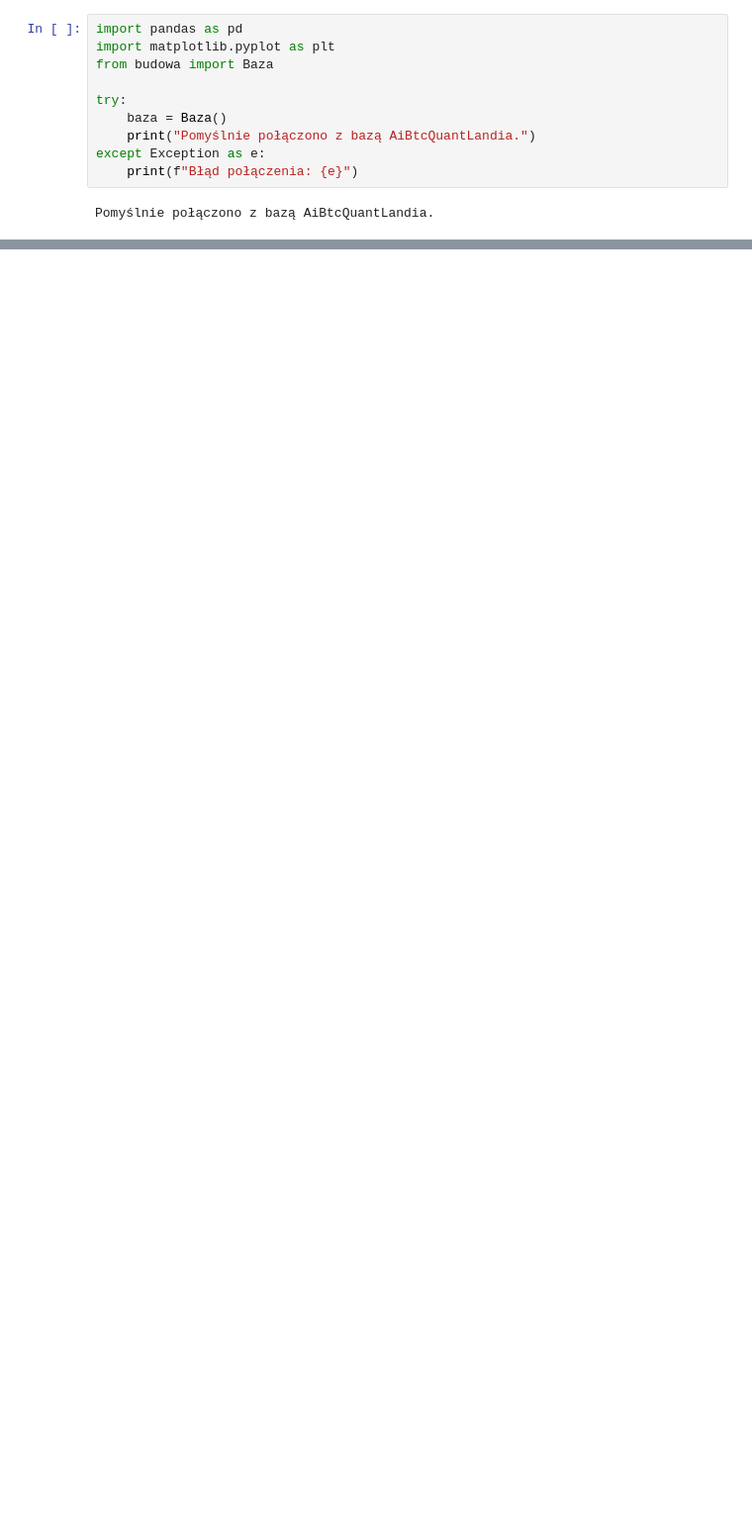
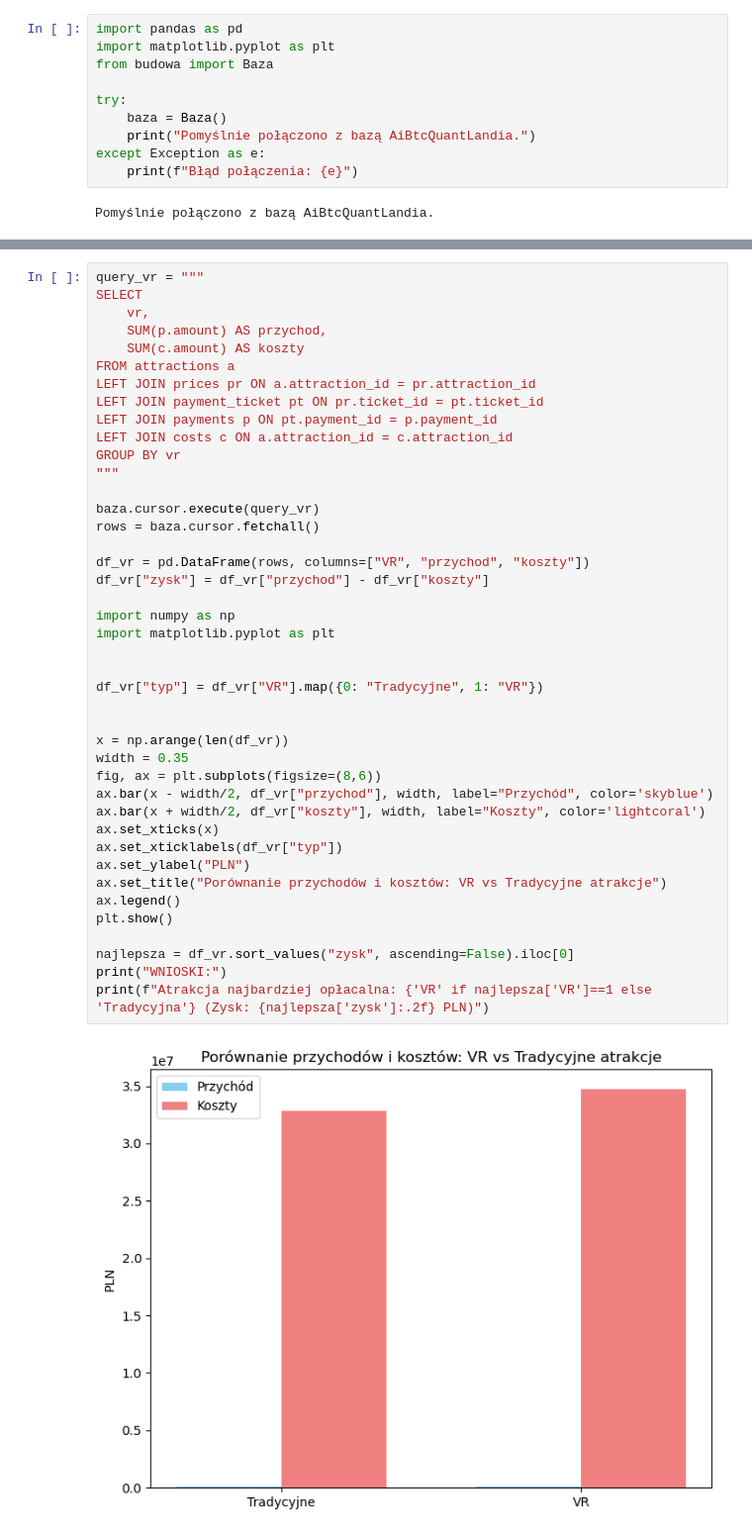
Before and after one commit to patrycja-krzyz/projekt_bazy, a Jupyter notebook: raport_i_analiza.ipynb, the cells around one changed output, grey strips where cells are left out. Shown at 99% size. Saved outputs shown, nothing was run; the diff lists cells and outputs as text; blank space fills up the shorter version.

```diff
--- a/raport_i_analiza.ipynb
+++ b/raport_i_analiza.ipynb
@@ -223,0 +359,44 @@ except Exception as e:
+# %%
+query_vr = """
+SELECT
+    vr,
+    SUM(p.amount) AS przychod,
+    SUM(c.amount) AS koszty
+FROM attractions a
+LEFT JOIN prices pr ON a.attraction_id = pr.attraction_id
+LEFT JOIN payment_ticket pt ON pr.ticket_id = pt.ticket_id
+LEFT JOIN payments p ON pt.payment_id = p.payment_id
+LEFT JOIN costs c ON a.attraction_id = c.attraction_id
+GROUP BY vr
+"""
+
+baza.cursor.execute(query_vr)
+rows = baza.cursor.fetchall()
+
+df_vr = pd.DataFrame(rows, columns=["VR", "przychod", "koszty"])
+df_vr["zysk"] = df_vr["przychod"] - df_vr["koszty"]
+
+import numpy as np
+import matplotlib.pyplot as plt
+
+
+df_vr["typ"] = df_vr["VR"].map({0: "Tradycyjne", 1: "VR"})
+
+
+x = np.arange(len(df_vr))
+width = 0.35
+fig, ax = plt.subplots(figsize=(8,6))
+ax.bar(x - width/2, df_vr["przychod"], width, label="Przychód", color='skyblue')
+ax.bar(x + width/2, df_vr["koszty"], width, label="Koszty", color='lightcoral')
+ax.set_xticks(x)
+ax.set_xticklabels(df_vr["typ"])
+ax.set_ylabel("PLN")
+ax.set_title("Porównanie przychodów i kosztów: VR vs Tradycyjne atrakcje")
+ax.legend()
+plt.show()
+
+najlepsza = df_vr.sort_values("zysk", ascending=False).iloc[0]
+print("WNIOSKI:")
+print(f"Atrakcja najbardziej opłacalna: {'VR' if najlepsza['VR']==1 else 'Tradycyjna'} (Zysk: {najlepsza['zysk']:.2f} PLN)")
+# %% [output]
+[figure, added]
```
Also changed, not shown: parts of 14 cells of this notebook, 1 other file.
